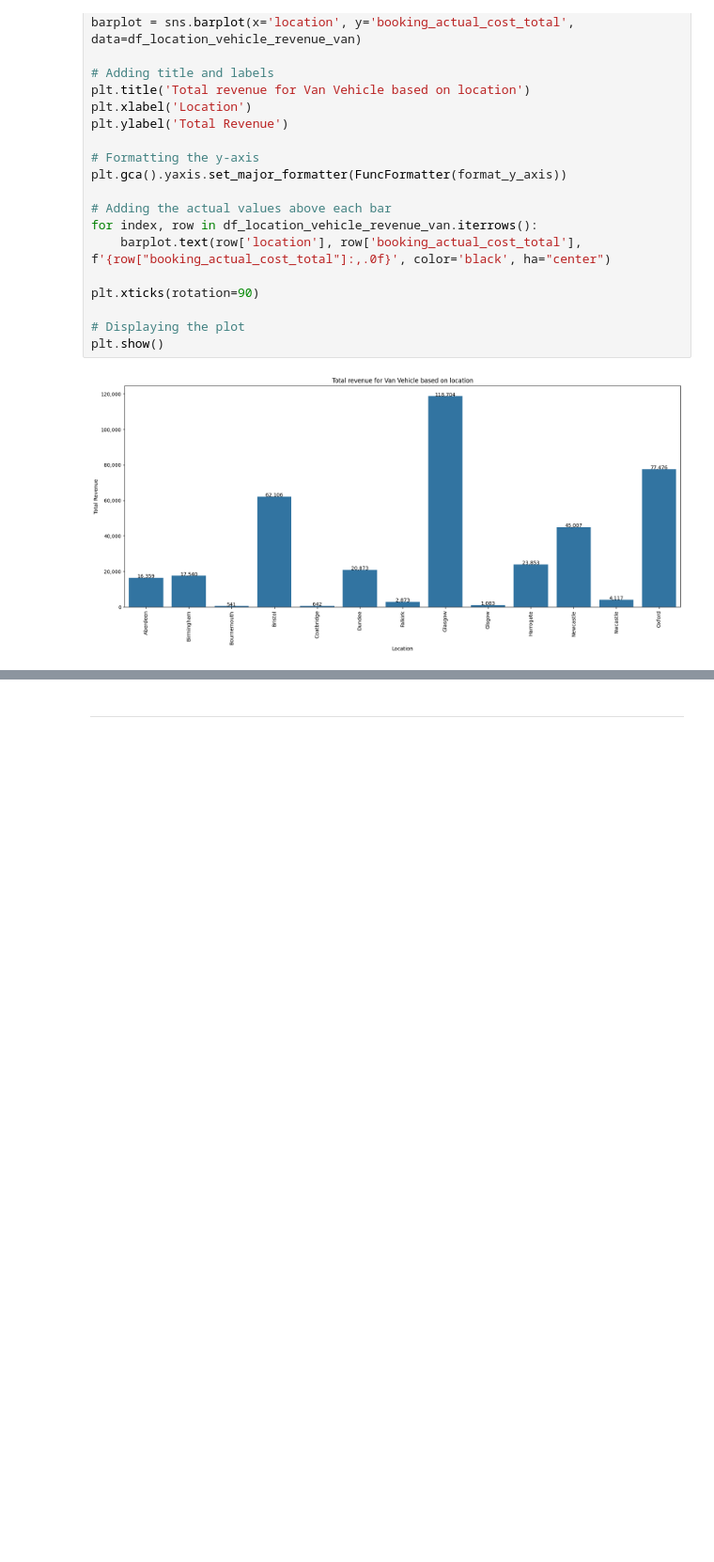
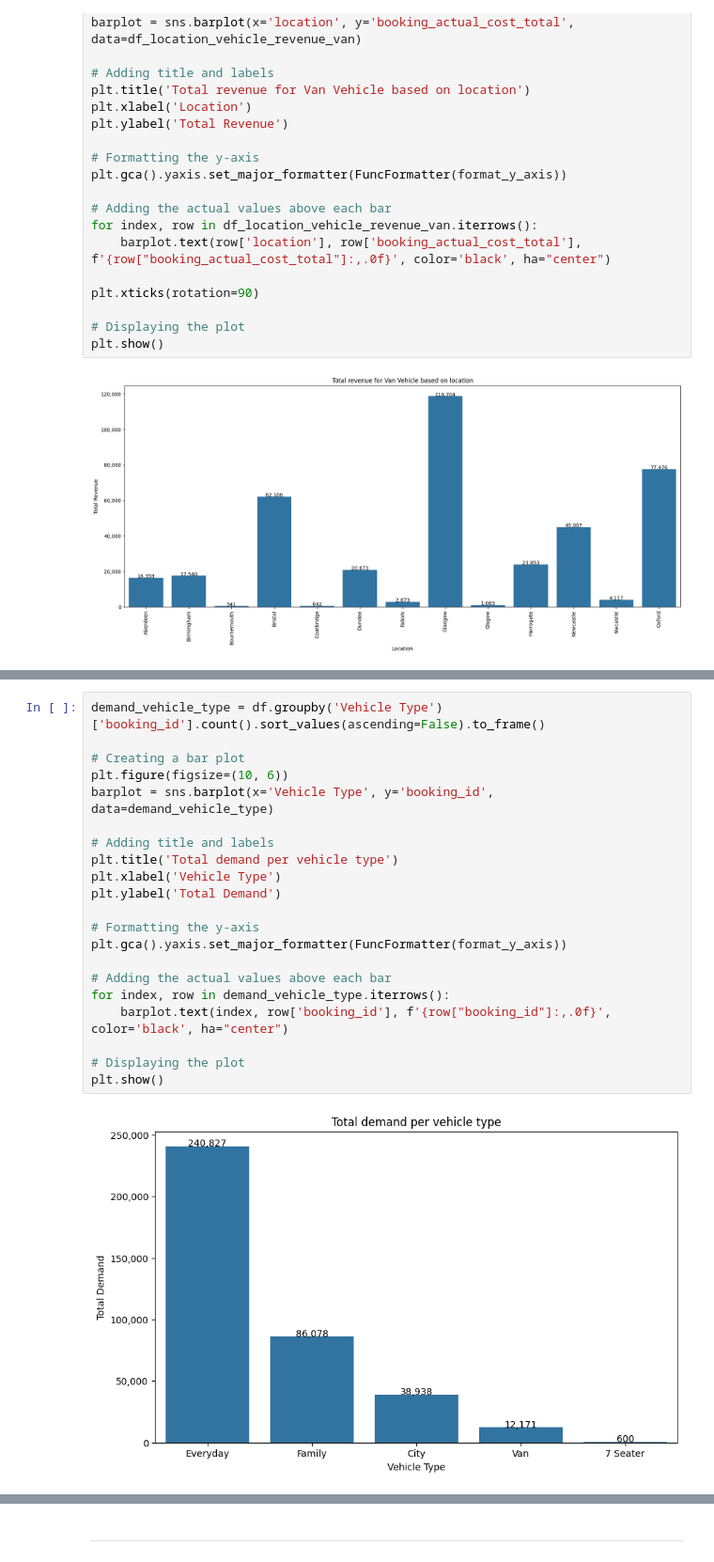
Before and after one commit to tejasnavalkhe/Optimising-Car-Sharing-Profitability-with-a-Regional-Pricing-Strategy, a Jupyter notebook: code/Exploratory Data Analysis (EDA) and Normalisation.ipynb, the cells around one changed output, grey strips where cells are left out. Shown at 94% size. Saved outputs shown, nothing was run; the diff lists cells and outputs as text; blank space fills up the shorter version.

Commit message:
Demand Analysis, Analysis of shorter or longer bookings.

```diff
--- a/code/Exploratory Data Analysis (EDA) and Normalisation.ipynb
+++ b/code/Exploratory Data Analysis (EDA) and Normalisation.ipynb
@@ -482,0 +513,23 @@ plt.show()
+# %%
+demand_vehicle_type = df.groupby('Vehicle Type')['booking_id'].count().sort_values(ascending=False).to_frame()
+
+# Creating a bar plot
+plt.figure(figsize=(10, 6))
+barplot = sns.barplot(x='Vehicle Type', y='booking_id', data=demand_vehicle_type)
+
+# Adding title and labels
+plt.title('Total demand per vehicle type')
+plt.xlabel('Vehicle Type')
+plt.ylabel('Total Demand')
+
+# Formatting the y-axis
+plt.gca().yaxis.set_major_formatter(FuncFormatter(format_y_axis))
+
+# Adding the actual values above each bar
+for index, row in demand_vehicle_type.iterrows():
+    barplot.text(index, row['booking_id'], f'{row["booking_id"]:,.0f}', color='black', ha="center")
+
+# Displaying the plot
+plt.show()
+# %% [output]
+[figure, added]
```
Also changed, not shown: parts of 54 cells of this notebook.
